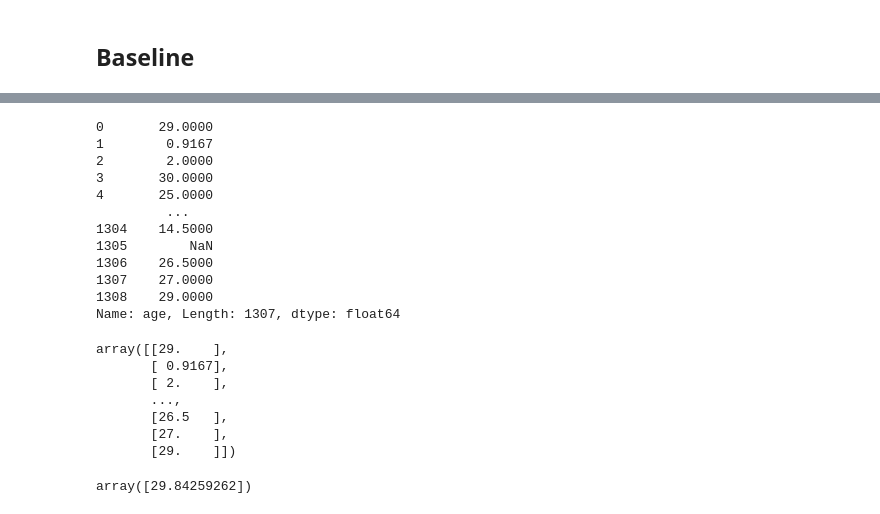
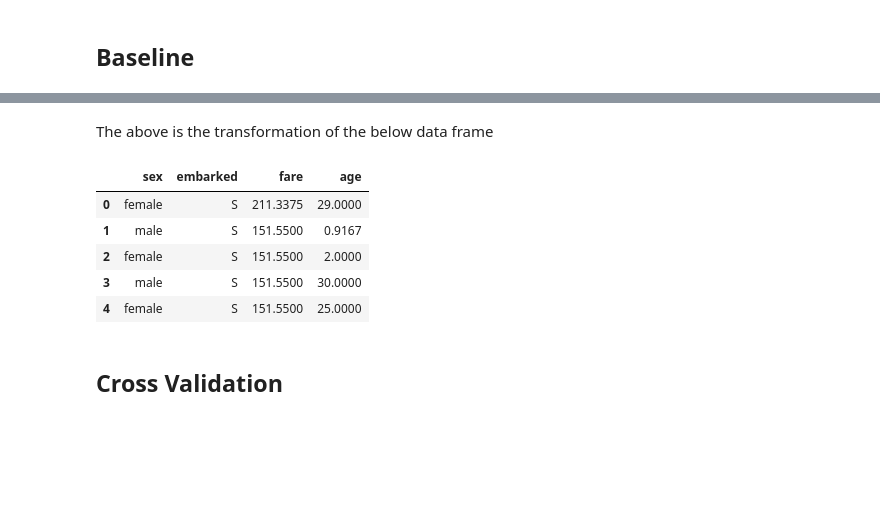
Before and after one commit to zarinadavletova/titanic, a Jupyter notebook: titanic.ipynb, the cells around one changed output, grey strips where cells are left out. Drawn from its saved outputs; the diff is of its cells as text; code cells hidden in the pictures; blank space fills up the shorter version.

Commit message:
Avoid data leakage with a column transformer and a pipe

```diff
--- a/titanic.ipynb
+++ b/titanic.ipynb
@@ -61,0 +57,3 @@ data2.shape
+# %%
+df = df[df.fare.notna()]
+df.shape
@@ -61,0 +64,3 @@ data2.shape
+# %%
+features = 'sex embarked fare age'.split()
+features
@@ -61,0 +69,3 @@ data2.shape
+# %%
+X = df[features]
+y = df.survived
@@ -93 +194,14 @@ data2.age.isna().sum()
+# %% [markdown]
+The above is the transformation of the below data frame
+# %%
+X.head(5)
+# %% [output]
+|  | sex | embarked | fare | age |
+| 0 | female | S | 211.3375 | 29.0000 |
+| 1 | male | S | 151.5500 | 0.9167 |
+| 2 | female | S | 151.5500 | 2.0000 |
+| 3 | male | S | 151.5500 | 30.0000 |
+| 4 | female | S | 151.5500 | 25.0000 |
+# %% [markdown]
+## Cross Validation
 # %%
@@ -95,31 +208,0 @@ from sklearn.impute import SimpleImputer
-# %%
-data2.age
-# %% [output]
-0       29.0000
-1        0.9167
-2        2.0000
-3       30.0000
-4       25.0000
-         ...
-1304    14.5000
-1305        NaN
-1306    26.5000
-1307    27.0000
-1308    29.0000
-Name: age, Length: 1307, dtype: float64
-# %%
-imp = SimpleImputer()
-X_age_imp = imp.fit_transform( data2[['age']] )
-X_age_imp
-# %% [output]
-array([[29.    ],
-       [ 0.9167],
-       [ 2.    ],
-       ...,
-       [26.5   ],
-       [27.    ],
-       [29.    ]])
-# %%
-imp.statistics_
-# %% [output]
-array([29.84259262])
```
Also changed, not shown: parts of 46 cells of this notebook.
